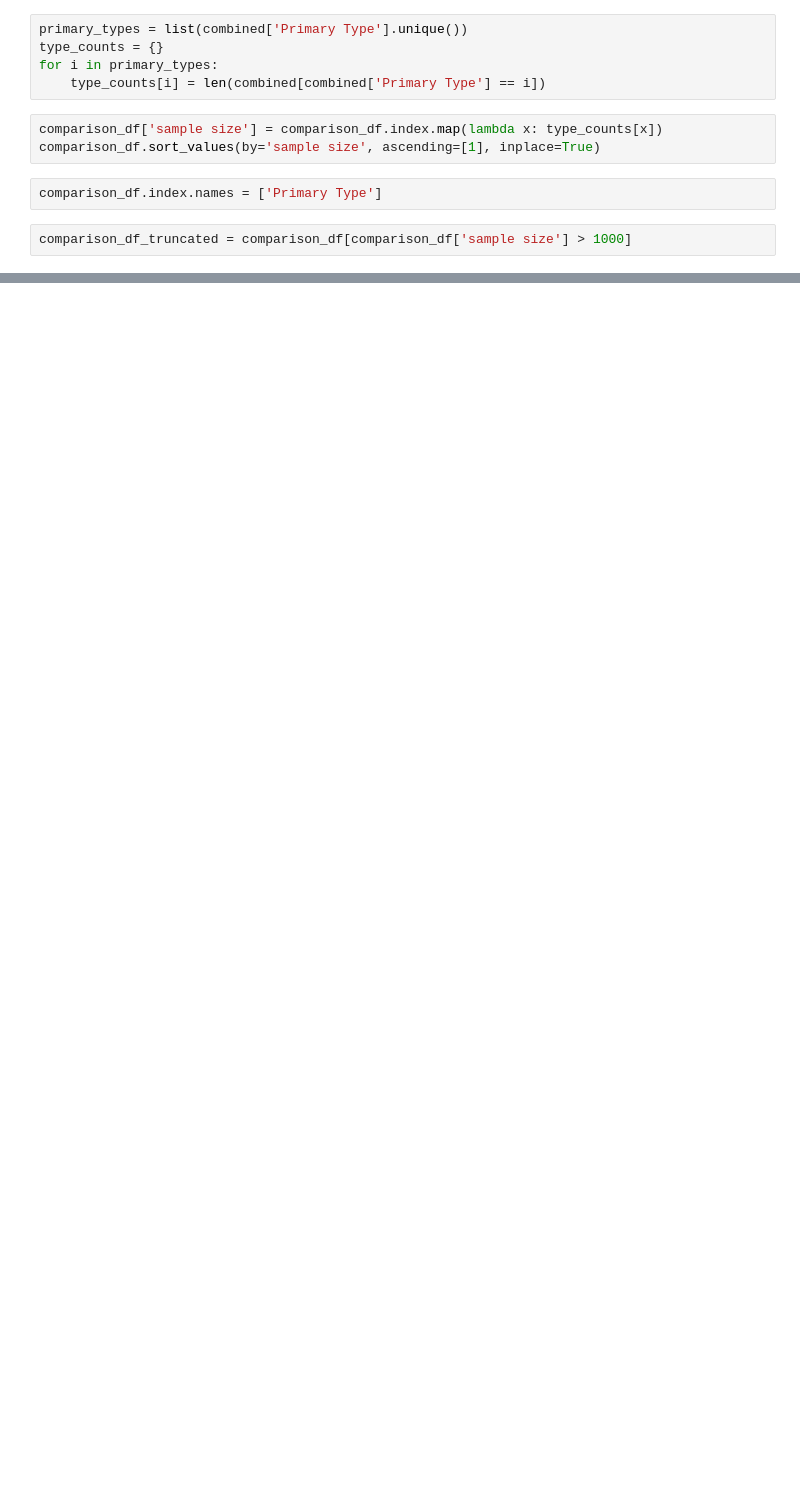
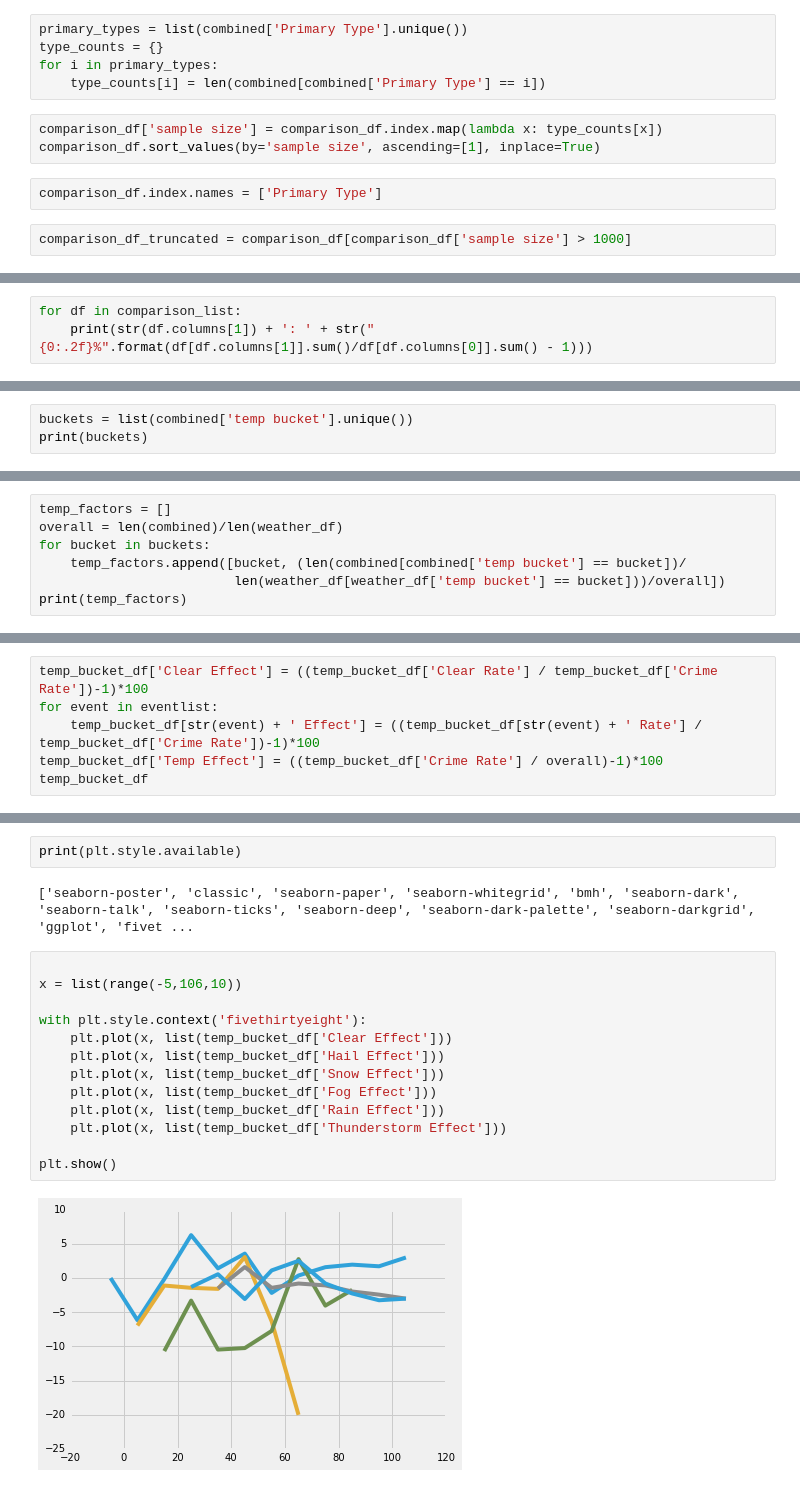
Before and after one commit to scottmarler/ChicagoWeatherCrime, a Jupyter notebook: Chicago_Crime_and_Weather_Analysis.ipynb, the cells around one changed output, grey strips where cells are left out. Cells and saved outputs as stored; diff of their text form; blank space fills up the shorter version.

```diff
--- a/Chicago_Crime_and_Weather_Analysis.ipynb
+++ b/Chicago_Crime_and_Weather_Analysis.ipynb
@@ -132,0 +152,3 @@ comparison_df_truncated[columns].plot(kind='barh', figsize=(12,20),
+# %%
+for df in comparison_list:
+    print(str(df.columns[1]) + ': ' + str("{0:.2f}%".format(df[df.columns[1]].sum()/df[df.columns[0]].sum() - 1)))
@@ -132,0 +188,3 @@ comparison_df_truncated[columns].plot(kind='barh', figsize=(12,20),
+# %%
+buckets = list(combined['temp bucket'].unique())
+print(buckets)
@@ -132,0 +193,7 @@ comparison_df_truncated[columns].plot(kind='barh', figsize=(12,20),
+# %%
+temp_factors = []
+overall = len(combined)/len(weather_df)
+for bucket in buckets:
+    temp_factors.append([bucket, (len(combined[combined['temp bucket'] == bucket])/
+                         len(weather_df[weather_df['temp bucket'] == bucket]))/overall])
+print(temp_factors)
@@ -132,0 +229,6 @@ comparison_df_truncated[columns].plot(kind='barh', figsize=(12,20),
+# %%
+temp_bucket_df['Clear Effect'] = ((temp_bucket_df['Clear Rate'] / temp_bucket_df['Crime Rate'])-1)*100
+for event in eventlist:
+    temp_bucket_df[str(event) + ' Effect'] = ((temp_bucket_df[str(event) + ' Rate'] / temp_bucket_df['Crime Rate'])-1)*100
+temp_bucket_df['Temp Effect'] = ((temp_bucket_df['Crime Rate'] / overall)-1)*100
+temp_bucket_df
@@ -132,0 +250,19 @@ comparison_df_truncated[columns].plot(kind='barh', figsize=(12,20),
+# %%
+print(plt.style.available)
+# %% [output]
+['seaborn-poster', 'classic', 'seaborn-paper', 'seaborn-whitegrid', 'bmh', 'seaborn-dark', 'seaborn-talk', 'seaborn-ticks', 'seaborn-deep', 'seaborn-dark-palette', 'seaborn-darkgrid', 'ggplot', 'fivet ...
+# %%
+
+x = list(range(-5,106,10))
+
+with plt.style.context('fivethirtyeight'):
+    plt.plot(x, list(temp_bucket_df['Clear Effect']))
+    plt.plot(x, list(temp_bucket_df['Hail Effect']))
+    plt.plot(x, list(temp_bucket_df['Snow Effect']))
+    plt.plot(x, list(temp_bucket_df['Fog Effect']))
+    plt.plot(x, list(temp_bucket_df['Rain Effect']))
+    plt.plot(x, list(temp_bucket_df['Thunderstorm Effect']))
+
+plt.show()
+# %% [output]
+[figure, added]
```
Also changed, not shown: parts of 28 cells of this notebook.
